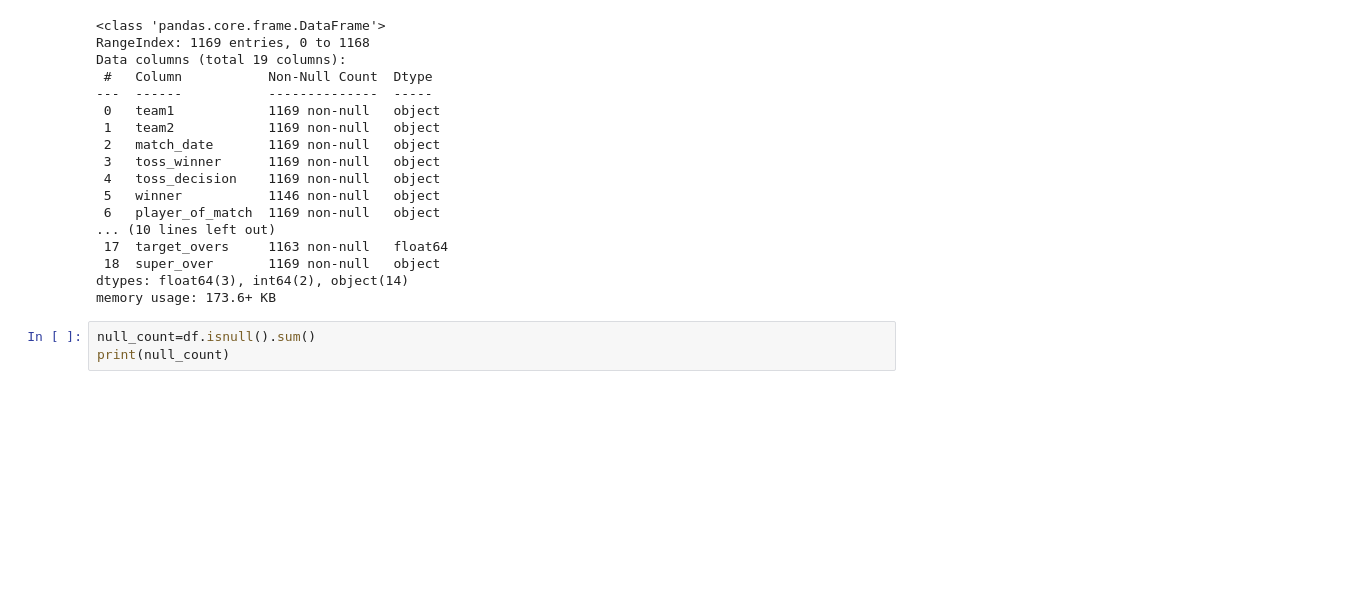
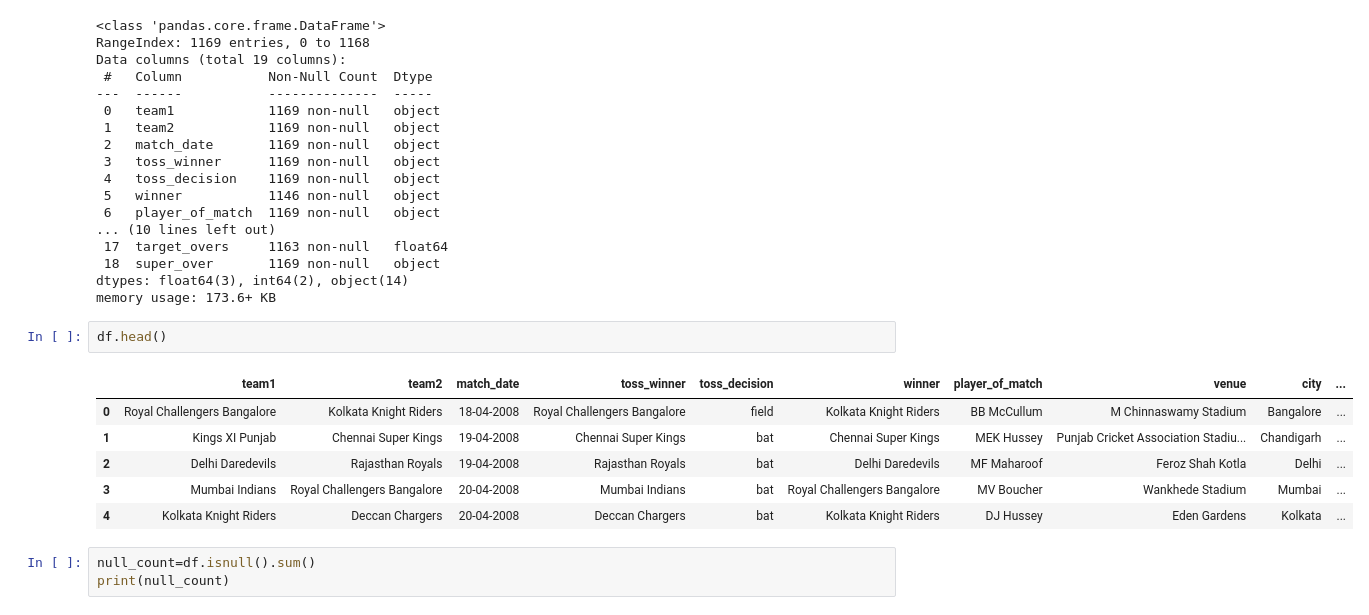
Before and after one commit to Madhanjm/daily-tasks, a Jupyter notebook: 13-01-2025/data_set_analysis.ipynb, the cells around one changed output. Drawn from its saved outputs; the diff is of its cells as text; blank space fills up the shorter version.

```diff
--- a/13-01-2025/data_set_analysis.ipynb
+++ b/13-01-2025/data_set_analysis.ipynb
@@ -24,6 +24,15 @@ Data columns (total 19 columns):
  18  super_over       1169 non-null   object
 dtypes: float64(3), int64(2), object(14)
 memory usage: 173.6+ KB
+# %%
+df.head()
+# %% [output]
+|  | team1 | team2 | match_date | toss_winner | toss_decision | winner | player_of_match | venue | city | ... |
+| 0 | Royal Challengers Bangalore | Kolkata Knight Riders | 18-04-2008 | Royal Challengers Bangalore | field | Kolkata Knight Riders | BB McCullum | M Chinnaswamy Stadium | Bangalore | ... |
+| 1 | Kings XI Punjab | Chennai Super Kings | 19-04-2008 | Chennai Super Kings | bat | Chennai Super Kings | MEK Hussey | Punjab Cricket Association Stadiu... | Chandigarh | ... |
+| 2 | Delhi Daredevils | Rajasthan Royals | 19-04-2008 | Rajasthan Royals | bat | Delhi Daredevils | MF Maharoof | Feroz Shah Kotla | Delhi | ... |
+| 3 | Mumbai Indians | Royal Challengers Bangalore | 20-04-2008 | Mumbai Indians | bat | Royal Challengers Bangalore | MV Boucher | Wankhede Stadium | Mumbai | ... |
+| 4 | Kolkata Knight Riders | Deccan Chargers | 20-04-2008 | Deccan Chargers | bat | Kolkata Knight Riders | DJ Hussey | Eden Gardens | Kolkata | ... |
 # %%
 null_count=df.isnull().sum()
 print(null_count)
```
Also changed, not shown: parts of 8 cells of this notebook, 1 other file.
